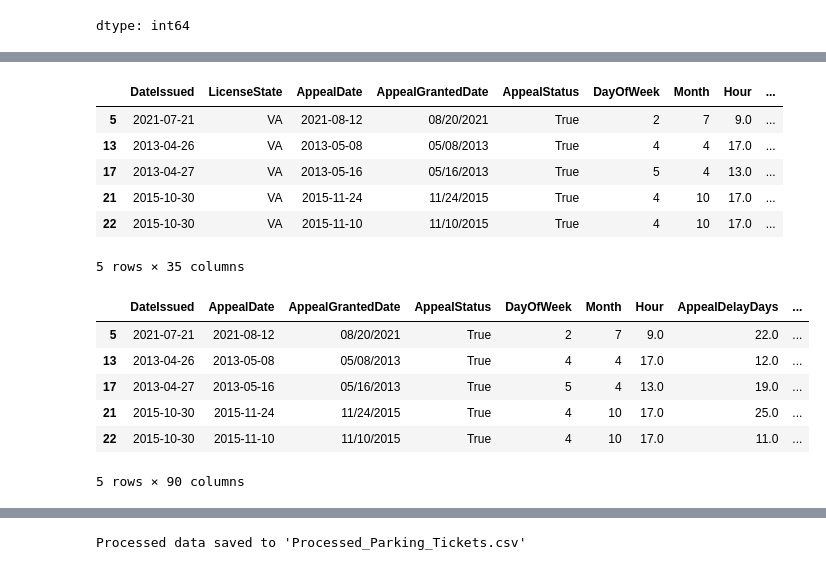
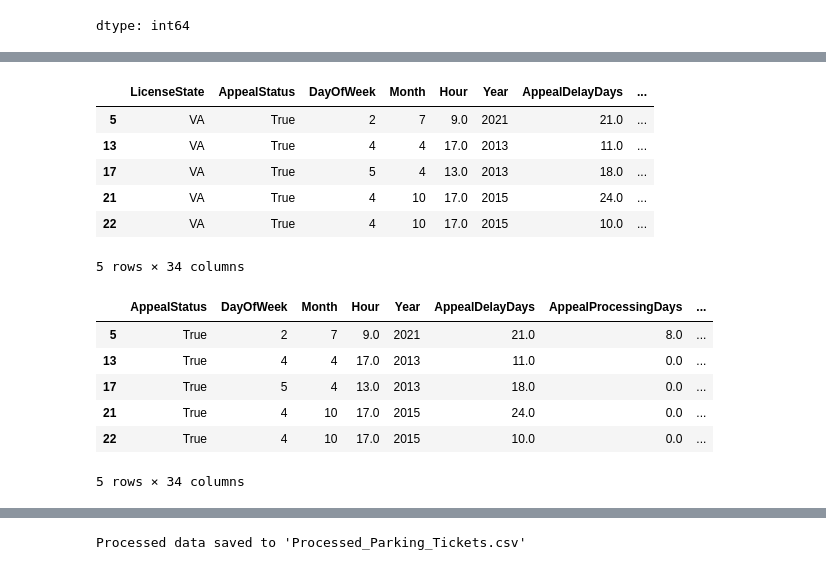
Before and after one commit to SzetoBen/BME-Time-Series-Project, a Jupyter notebook: scripts/ParkingTicketsCleaning.ipynb, the cells around one changed output, grey strips where cells are left out. Saved outputs shown, nothing was run; the diff lists cells and outputs as text; code cells hidden in the pictures.

```diff
--- a/scripts/ParkingTicketsCleaning.ipynb
+++ b/scripts/ParkingTicketsCleaning.ipynb
@@ -69,9 +69,7 @@ display(data.head())
 data['DayOfWeek'] = data['DateIssued'].dt.dayofweek  # Monday=0, Sunday=6
 data['Month'] = data['DateIssued'].dt.month
 data['Hour'] = data['TimeIssued'].apply(lambda x: x.hour if x is not None else None)
-
-# Make 'DateIssued' just the date (remove time component)
-data['DateIssued'] = data['DateIssued'].dt.date
+data['Year'] = data['DateIssued'].dt.year
 
 # Drop TimeIssued as it's no longer needed after extracting the hour
 data.drop(columns=['TimeIssued'], inplace=True)
@@ -91,8 +89,12 @@ data['AppealDate'] = pd.to_datetime(data['AppealDate'], errors='coerce').dt.tz_l
 
 # Calculate the appeal delay in days
 # Ensure DateIssued is also a datetime type for subtraction, even if date-only
-data['DateIssued'] = pd.to_datetime(data['DateIssued'])
+data['DateIssued'] = pd.to_datetime(data['DateIssued']).dt.tz_convert(None)
 data['AppealDelayDays'] = (data['AppealDate'] - data['DateIssued']).dt.days
+data['AppealProcessingDays'] = (pd.to_datetime(data['AppealGrantedDate'], errors='coerce').dt.tz_localize(None) - data['AppealDate']).dt.days
+
+# Drop irrelevant date columns
+data.drop(columns=['AppealDate', 'AppealGrantedDate', 'DateIssued'], inplace=True)
 
 # Display the updated data with the new AppealDelayDays column
 display(data.head())
@@ -215,33 +206,30 @@ data.drop(columns=['ViolationDescription'], inplace=True)
 # Display the updated data with the one-hot encoded columns
 display(data.head())
 # %% [output]
-|  | DateIssued | LicenseState | AppealDate | AppealGrantedDate | AppealStatus | DayOfWeek | Month | Hour | ... |
-| 5 | 2021-07-21 | VA | 2021-08-12 | 08/20/2021 | True | 2 | 7 | 9.0 | ... |
-| 13 | 2013-04-26 | VA | 2013-05-08 | 05/08/2013 | True | 4 | 4 | 17.0 | ... |
-| 17 | 2013-04-27 | VA | 2013-05-16 | 05/16/2013 | True | 5 | 4 | 13.0 | ... |
-| 21 | 2015-10-30 | VA | 2015-11-24 | 11/24/2015 | True | 4 | 10 | 17.0 | ... |
-| 22 | 2015-10-30 | VA | 2015-11-10 | 11/10/2015 | True | 4 | 10 | 17.0 | ... |
+|  | LicenseState | AppealStatus | DayOfWeek | Month | Hour | Year | AppealDelayDays | ... |
+| 5 | VA | True | 2 | 7 | 9.0 | 2021 | 21.0 | ... |
+| 13 | VA | True | 4 | 4 | 17.0 | 2013 | 11.0 | ... |
+| 17 | VA | True | 5 | 4 | 13.0 | 2013 | 18.0 | ... |
+| 21 | VA | True | 4 | 10 | 17.0 | 2015 | 24.0 | ... |
+| 22 | VA | True | 4 | 10 | 17.0 | 2015 | 10.0 | ... |
-5 rows × 35 columns
+5 rows × 34 columns
 # %%
-# Apply one-hot encoding to the 'LicenseState' column
-license_state_encoded = pd.get_dummies(data['LicenseState'], prefix='State')
-
-# Concatenate the new encoded columns with the original DataFrame
-data = pd.concat([data, license_state_encoded], axis=1)
+# Create a boolean column indicating if the license plate is from Virginia
+data['IsVirginiaPlate'] = data['LicenseState'] == 'VA'
 
 # Drop the original 'LicenseState' column as it's no longer needed
 data.drop(columns=['LicenseState'], inplace=True)
 
-# Display the updated data with the one-hot encoded columns
+# Display the updated data with the new boolean column
 display(data.head())
 # %% [output]
-|  | DateIssued | AppealDate | AppealGrantedDate | AppealStatus | DayOfWeek | Month | Hour | AppealDelayDays | ... |
-| 5 | 2021-07-21 | 2021-08-12 | 08/20/2021 | True | 2 | 7 | 9.0 | 22.0 | ... |
-| 13 | 2013-04-26 | 2013-05-08 | 05/08/2013 | True | 4 | 4 | 17.0 | 12.0 | ... |
-| 17 | 2013-04-27 | 2013-05-16 | 05/16/2013 | True | 5 | 4 | 13.0 | 19.0 | ... |
-| 21 | 2015-10-30 | 2015-11-24 | 11/24/2015 | True | 4 | 10 | 17.0 | 25.0 | ... |
-| 22 | 2015-10-30 | 2015-11-10 | 11/10/2015 | True | 4 | 10 | 17.0 | 11.0 | ... |
+|  | AppealStatus | DayOfWeek | Month | Hour | Year | AppealDelayDays | AppealProcessingDays | ... |
+| 5 | True | 2 | 7 | 9.0 | 2021 | 21.0 | 8.0 | ... |
+| 13 | True | 4 | 4 | 17.0 | 2013 | 11.0 | 0.0 | ... |
+| 17 | True | 5 | 4 | 13.0 | 2013 | 18.0 | 0.0 | ... |
+| 21 | True | 4 | 10 | 17.0 | 2015 | 24.0 | 0.0 | ... |
+| 22 | True | 4 | 10 | 17.0 | 2015 | 10.0 | 0.0 | ... |
-5 rows × 90 columns
+5 rows × 34 columns
 # %%
 from sklearn.preprocessing import StandardScaler
 import numpy as np
```
Also changed, not shown: parts of 6 cells of this notebook, 1 other file.
